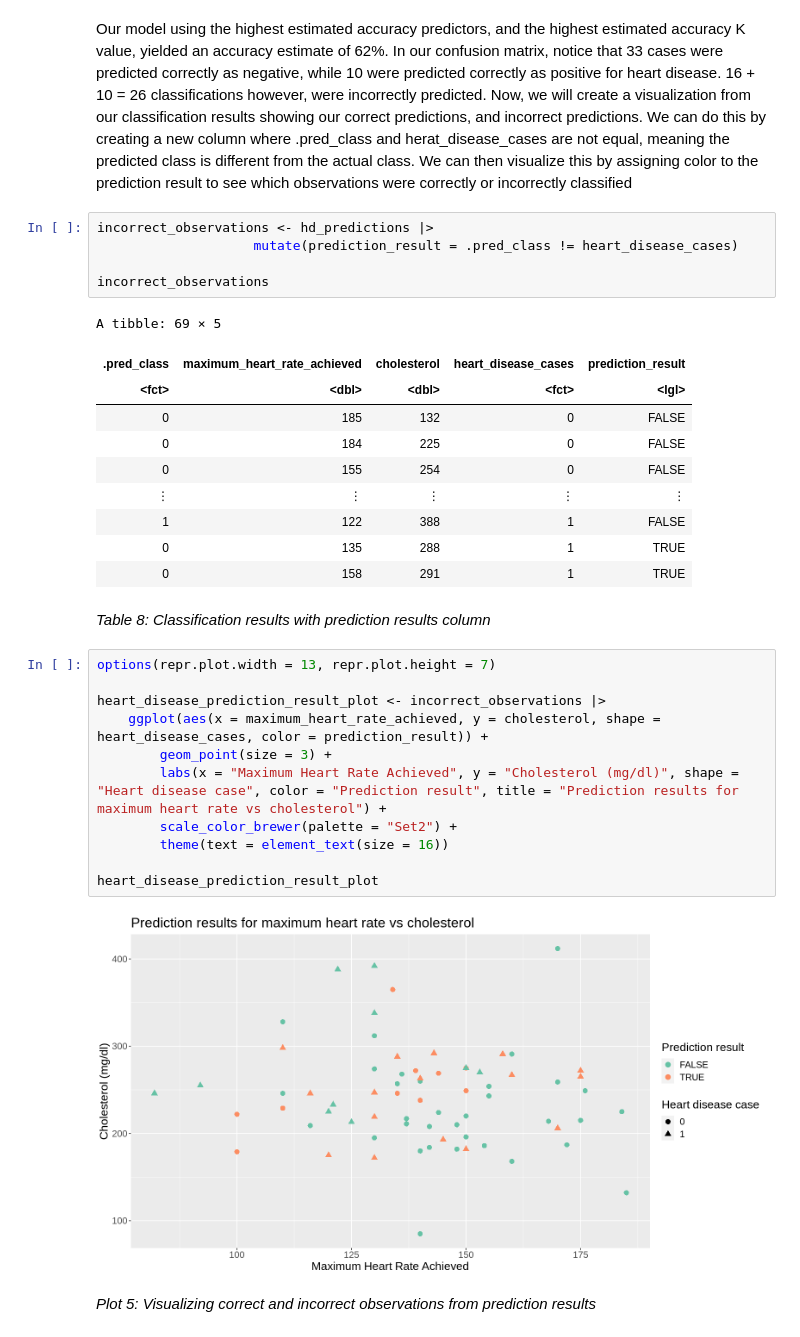
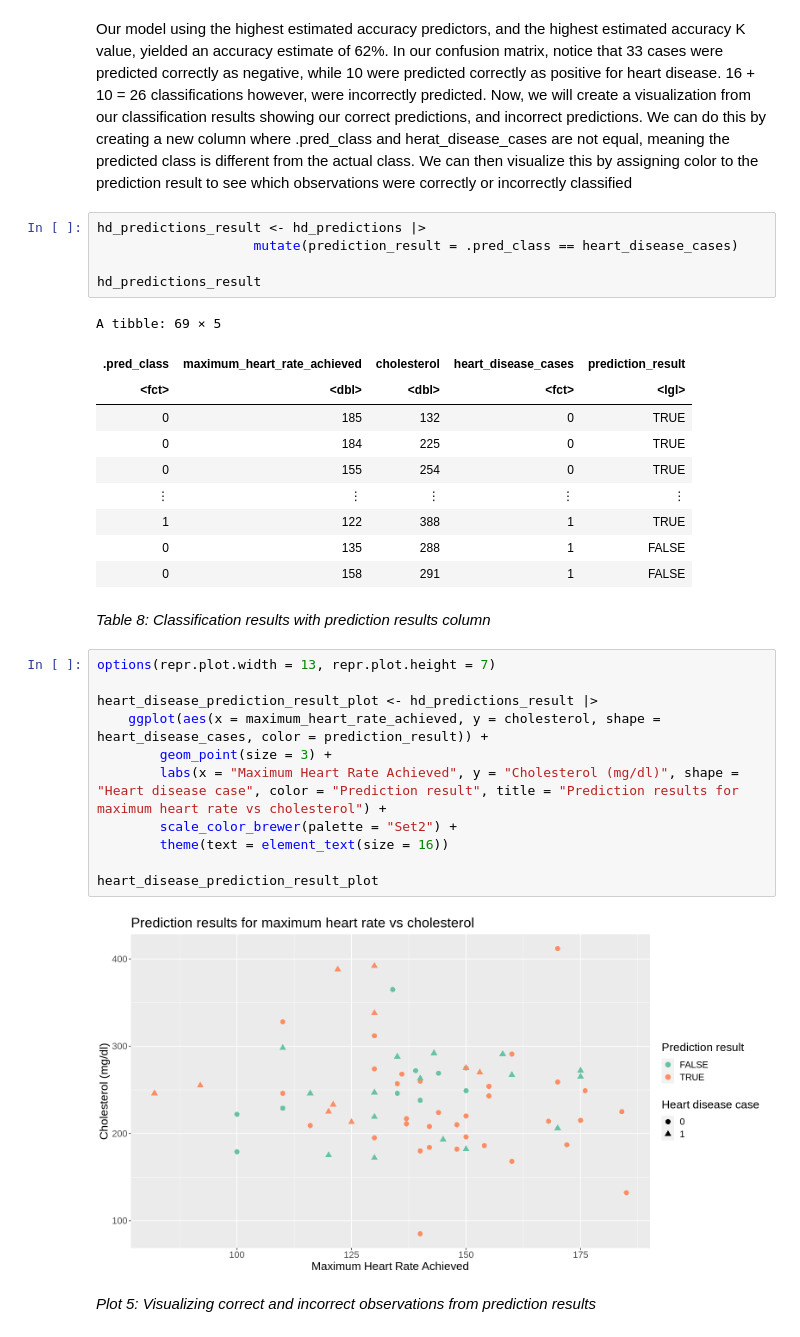
Before and after one commit to jaden-lai/DSCI-100-006-21, a Jupyter notebook: project_final.ipynb, the cells around one changed output. Drawn from its saved outputs; the diff is of its cells as text.

Commit message:
fixed prediction result plot

```diff
--- a/project_final.ipynb
+++ b/project_final.ipynb
@@ -352,36 +370,36 @@ Prediction  0  1
 # %% [markdown]
 Our model using the highest estimated accuracy predictors, and the highest estimated accuracy K value, yielded an accuracy estimate of 62%. In our confusion matrix, notice that 33 cases were predicted correctly as negative, while 10 were predicted correctly as positive for heart disease. 16 + 10 = 26 classifications however, were incorrectly predicted. Now, we will create a visualization from our classification results showing our correct predictions, and incorrect predictions. We can do this by creating a new column where .pred_class and herat_disease_cases are not equal, meaning the predicted class is different from the actual class. We can then visualize this by assigning color to the prediction result to see which observations were correctly or incorrectly classified
 # %%
-incorrect_observations <- hd_predictions |>
-                    mutate(prediction_result = .pred_class != heart_disease_cases)
+hd_predictions_result <- hd_predictions |>
+                    mutate(prediction_result = .pred_class == heart_disease_cases)
 
-incorrect_observations
+hd_predictions_result
 # %% [output]
 A tibble: 69 × 5
 | .pred_class | maximum_heart_rate_achieved | cholesterol | heart_disease_cases | prediction_result |
 | <fct> | <dbl> | <dbl> | <fct> | <lgl> |
-| 0 | 185 | 132 | 0 | FALSE |
-| 0 | 184 | 225 | 0 | FALSE |
-| 0 | 155 | 254 | 0 | FALSE |
+| 0 | 185 | 132 | 0 | TRUE |
+| 0 | 184 | 225 | 0 | TRUE |
+| 0 | 155 | 254 | 0 | TRUE |
 | ⋮ | ⋮ | ⋮ | ⋮ | ⋮ |
-| 1 | 122 | 388 | 1 | FALSE |
-| 0 | 135 | 288 | 1 | TRUE |
-| 0 | 158 | 291 | 1 | TRUE |
+| 1 | 122 | 388 | 1 | TRUE |
+| 0 | 135 | 288 | 1 | FALSE |
+| 0 | 158 | 291 | 1 | FALSE |
 # %% [markdown]
 *Table 8: Classification results with prediction results column*
 # %%
 options(repr.plot.width = 13, repr.plot.height = 7)
 
-heart_disease_prediction_result_plot <- incorrect_observations |>
+heart_disease_prediction_result_plot <- hd_predictions_result |>
     ggplot(aes(x = maximum_heart_rate_achieved, y = cholesterol, shape = heart_disease_cases, color = prediction_result)) +
         geom_point(size = 3) +
         labs(x = "Maximum Heart Rate Achieved", y = "Cholesterol (mg/dl)", shape = "Heart disease case", color = "Prediction result", title = "Prediction results for maximum heart rate vs cholesterol") +
         scale_color_brewer(palette = "Set2") +
         theme(text = element_text(size = 16))
 
 heart_disease_prediction_result_plot
 # %% [output]
-[figure, old version]
+[figure, new version]
 # %% [markdown]
 *Plot 5: Visualizing correct and incorrect observations from prediction results*
 # %% [markdown]
```
Also changed, not shown: parts of 1 cell of this notebook.
